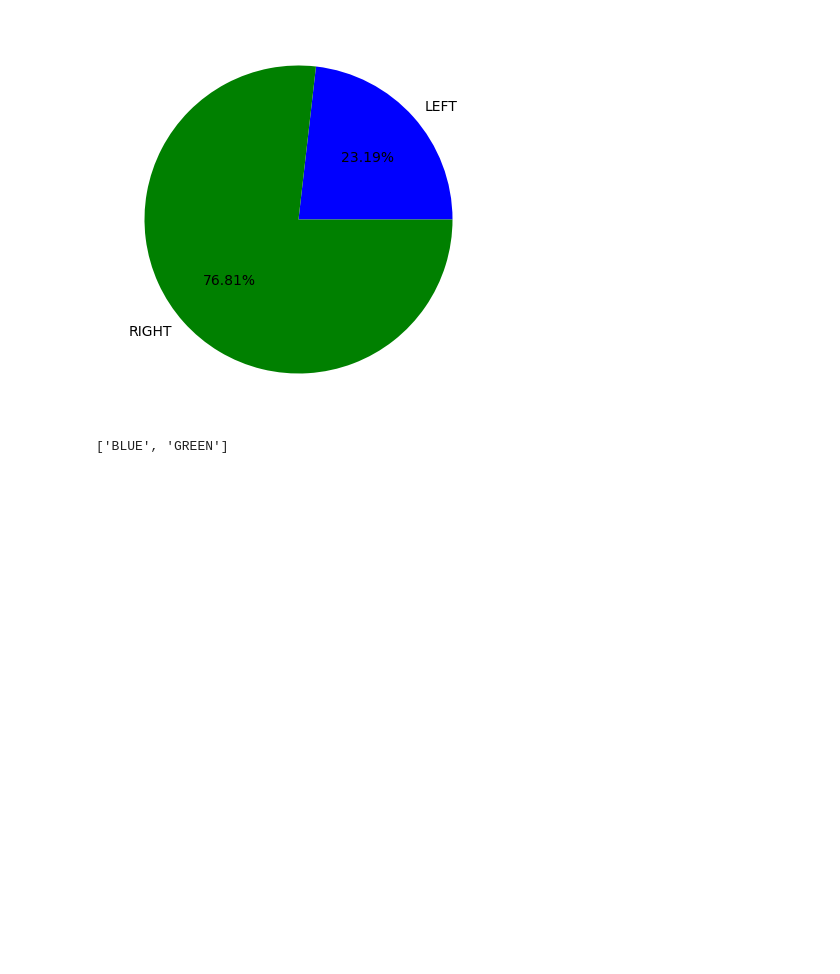
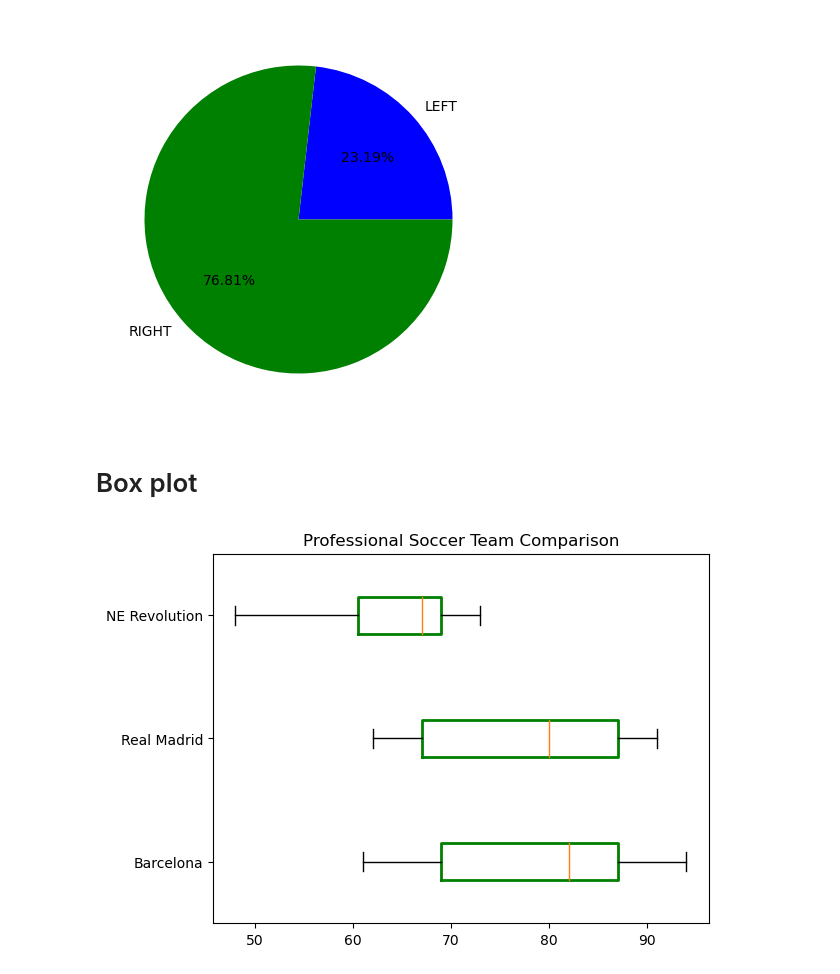
Before and after one commit to Jrana1/Data_Science, a Jupyter notebook: basic_matplot/matplot_practice.ipynb, the cells around one changed output. Saved outputs shown, nothing was run; the diff lists cells and outputs as text; code cells hidden in the pictures; blank space fills up the shorter version.

```diff
--- a/basic_matplot/matplot_practice.ipynb
+++ b/basic_matplot/matplot_practice.ipynb
@@ -120,7 +122,17 @@ plt.pie([left,right],labels=[label.upper() for label in labels],colors=colors,au
 plt.show()
 # %% [output]
 [figure]
-# %%
-[x.upper() for x in colors]
-# %% [output]
-['BLUE', 'GREEN']
+# %% [markdown]
+# Box plot
+# %%
+barcelona = df.loc[ df.Club=='FC Barcelona']['Overall']
+madrid = df.loc[ df.Club=='Real Madrid']['Overall']
+revs = df.loc[ df.Club=='New England Revolution']['Overall']
+bp=plt.boxplot([barcelona,madrid,revs],labels=['Barcelona','Real Madrid','NE Revolution'],vert=False)
+plt.title("Professional Soccer Team Comparison")
+for box in bp['boxes']:
+    box.set(color='green',linewidth=2)
+
+plt.show()
+# %% [output]
+[figure, added]
```
Also changed, not shown: parts of 1 cell of this notebook.
